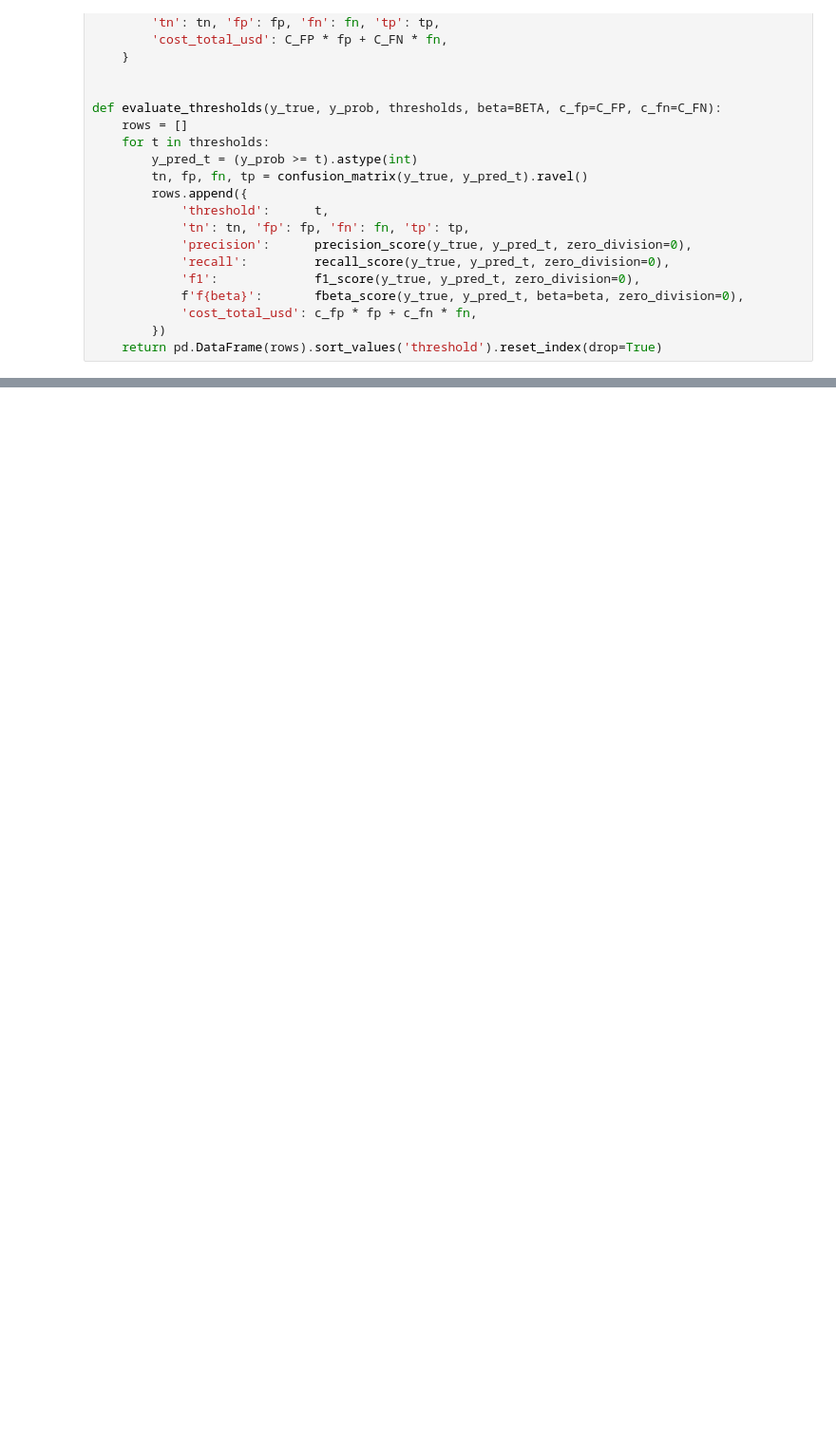
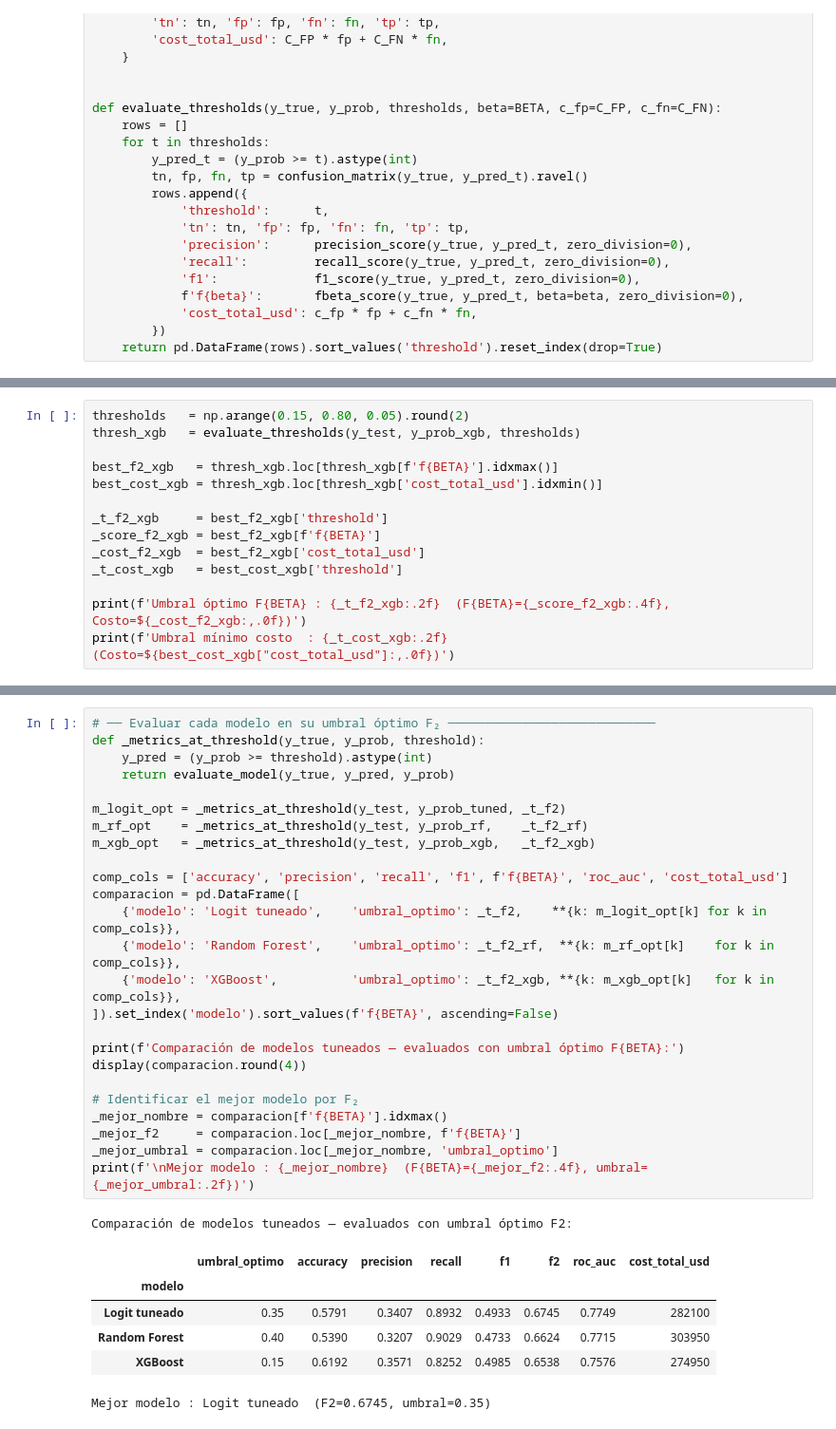
Before and after one commit to darc-17/Sandbox_HE2_DavidRodriguez, a Jupyter notebook: Taller 1/Punto 1. Clasificacion para Focalización de Programas Sociales/modelamiento_punto1.ipynb, the cells around one changed output, grey strips where cells are left out. Shown at 95% size. Drawn from its saved outputs; the diff is of its cells as text; blank space fills up the shorter version.

Commit message:
Modelos Random Forest y XGBoost

```diff
--- a/Taller 1/Punto 1. Clasificacion para Focalización de Programas Sociales/modelamiento_punto1.ipynb
+++ b/Taller 1/Punto 1. Clasificacion para Focalización de Programas Sociales/modelamiento_punto1.ipynb
@@ -350,0 +481,14 @@ plt.show()
+# %%
+thresholds   = np.arange(0.15, 0.80, 0.05).round(2)
+thresh_xgb   = evaluate_thresholds(y_test, y_prob_xgb, thresholds)
+
+best_f2_xgb   = thresh_xgb.loc[thresh_xgb[f'f{BETA}'].idxmax()]
+best_cost_xgb = thresh_xgb.loc[thresh_xgb['cost_total_usd'].idxmin()]
+
+_t_f2_xgb     = best_f2_xgb['threshold']
+_score_f2_xgb = best_f2_xgb[f'f{BETA}']
+_cost_f2_xgb  = best_f2_xgb['cost_total_usd']
+_t_cost_xgb   = best_cost_xgb['threshold']
+
+print(f'Umbral óptimo F{BETA} : {_t_f2_xgb:.2f}  (F{BETA}={_score_f2_xgb:.4f}, Costo=${_cost_f2_xgb:,.0f})')
+print(f'Umbral mínimo costo  : {_t_cost_xgb:.2f}  (Costo=${best_cost_xgb["cost_total_usd"]:,.0f})')
@@ -351 +509,34 @@ plt.show()
+# %%
+# ── Evaluar cada modelo en su umbral óptimo F₂ ────────────────────────────
+def _metrics_at_threshold(y_true, y_prob, threshold):
+    y_pred = (y_prob >= threshold).astype(int)
+    return evaluate_model(y_true, y_pred, y_prob)
+
+m_logit_opt = _metrics_at_threshold(y_test, y_prob_tuned, _t_f2)
+m_rf_opt    = _metrics_at_threshold(y_test, y_prob_rf,    _t_f2_rf)
+m_xgb_opt   = _metrics_at_threshold(y_test, y_prob_xgb,   _t_f2_xgb)
+
+comp_cols = ['accuracy', 'precision', 'recall', 'f1', f'f{BETA}', 'roc_auc', 'cost_total_usd']
+comparacion = pd.DataFrame([
+    {'modelo': 'Logit tuneado',    'umbral_optimo': _t_f2,    **{k: m_logit_opt[k] for k in comp_cols}},
+    {'modelo': 'Random Forest',    'umbral_optimo': _t_f2_rf,  **{k: m_rf_opt[k]    for k in comp_cols}},
+    {'modelo': 'XGBoost',          'umbral_optimo': _t_f2_xgb, **{k: m_xgb_opt[k]   for k in comp_cols}},
+]).set_index('modelo').sort_values(f'f{BETA}', ascending=False)
+
+print(f'Comparación de modelos tuneados — evaluados con umbral óptimo F{BETA}:')
+display(comparacion.round(4))
+
+# Identificar el mejor modelo por F₂
+_mejor_nombre = comparacion[f'f{BETA}'].idxmax()
+_mejor_f2     = comparacion.loc[_mejor_nombre, f'f{BETA}']
+_mejor_umbral = comparacion.loc[_mejor_nombre, 'umbral_optimo']
+print(f'\nMejor modelo : {_mejor_nombre}  (F{BETA}={_mejor_f2:.4f}, umbral={_mejor_umbral:.2f})')
+# %% [output]
+Comparación de modelos tuneados — evaluados con umbral óptimo F2:
+|  | umbral_optimo | accuracy | precision | recall | f1 | f2 | roc_auc | cost_total_usd |
+| modelo |  |  |  |  |  |  |  |  |
+| Logit tuneado | 0.35 | 0.5791 | 0.3407 | 0.8932 | 0.4933 | 0.6745 | 0.7749 | 282100 |
+| Random Forest | 0.40 | 0.5390 | 0.3207 | 0.9029 | 0.4733 | 0.6624 | 0.7715 | 303950 |
+| XGBoost | 0.15 | 0.6192 | 0.3571 | 0.8252 | 0.4985 | 0.6538 | 0.7576 | 274950 |
+Mejor modelo : Logit tuneado  (F2=0.6745, umbral=0.35)
 # %% [markdown]
```
Also changed, not shown: parts of 25 cells of this notebook, 1 other file.
